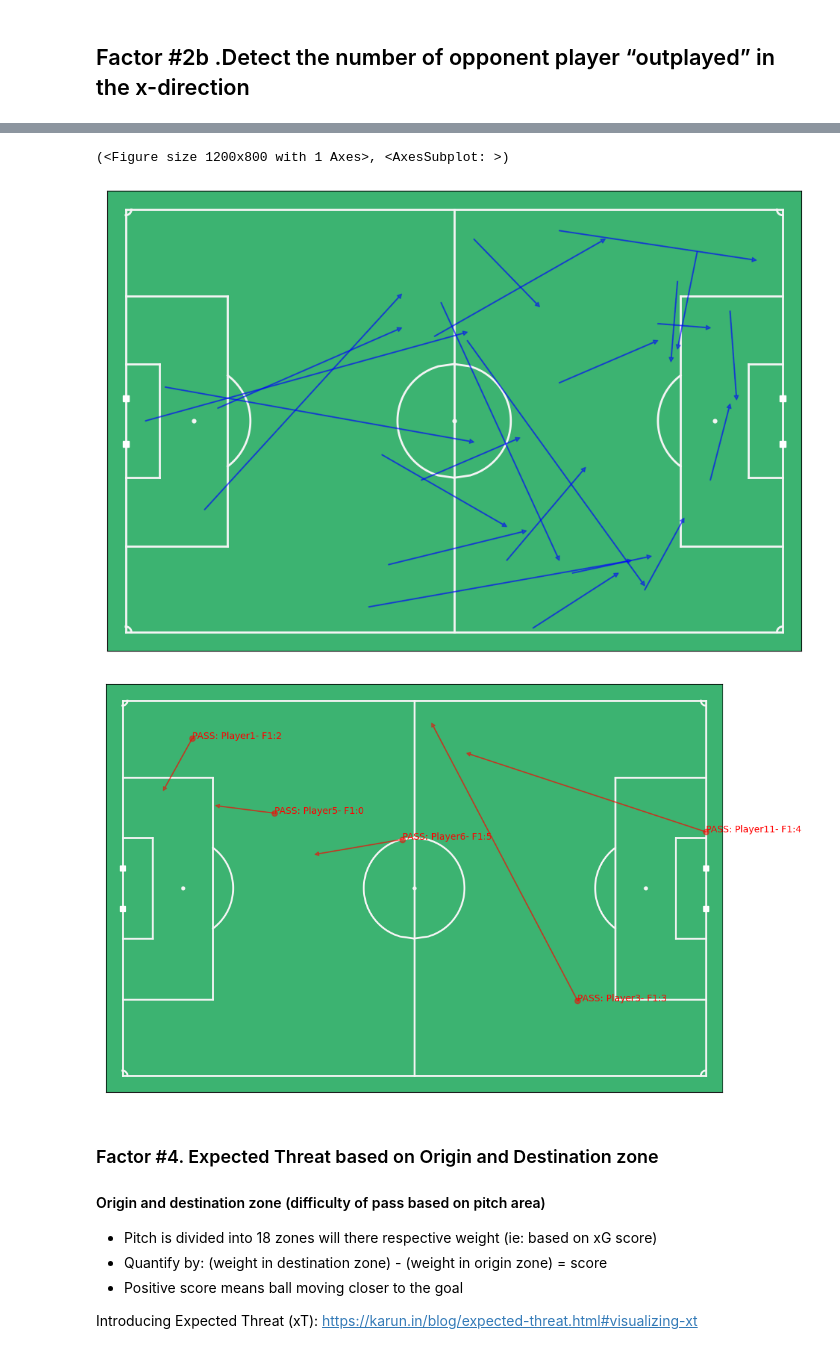
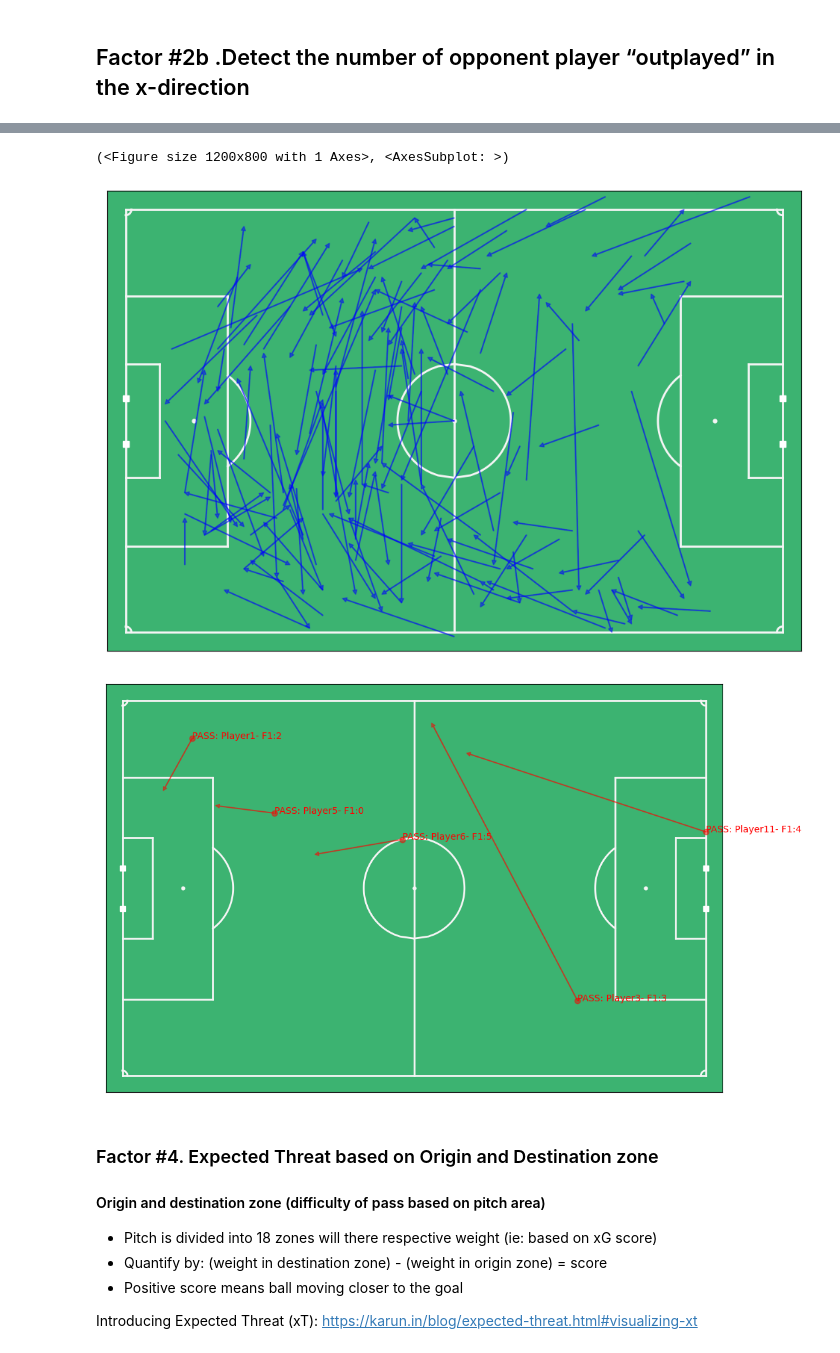
Before and after one commit to mLiang99/impact_factor_soccer_passes, a Jupyter notebook: Impact Factor Soccer Passes_v2.ipynb, the cells around one changed output, grey strips where cells are left out. Drawn from its saved outputs; the diff is of its cells as text; code cells hidden in the pictures.

```diff
--- a/Impact Factor Soccer Passes_v2.ipynb
+++ b/Impact Factor Soccer Passes_v2.ipynb
@@ -197,4 +113,4 @@ for i in np.array(index):
         else:
             break
 
-passes['Possession_Outcome'] =np.where(passes['Possession_Outcome'] == '',0, passes['Possession_Outcome'] )
+passes['Possession_Outcome'] =np.where(passes['Possession_Outcome'] == '',0.1, passes['Possession_Outcome'] )
@@ -316,7 +190,7 @@ temp = tracking_home.merge(tracking_away, on = ['Period', 'Time [s]', 'Frame'],
 
 #nbr_ply_vector = pd.Series()
 nbr_ply_vector = []
-
+nbr_ply_vector2 =[]
 distance_vector = []
 #map tracking to event data
 for i, row in passes.iterrows():
@@ -344,7 +218,7 @@ for i, row in passes.iterrows():
     count_ply_near_p =0
     min_distance_1 = 106
     min_distance_2 = 106
-    while i in range(int(len(opp_team)/2)):
+    for i in range(int(len(opp_team)/2)):
         passer = temp.loc[row["Start Frame"]][[passer_name + '_x', passer_name + '_y']]
         distance_1 = np.linalg.norm(passer.values - opp_team[[i, i+1]].values)
         min_distance_1 = min(min_distance_1, distance_1) # take the closest opponent player
@@ -360,13 +234,16 @@ for i, row in passes.iterrows():
 
         temp_vect = [min_distance_1, min_distance_2]
         count_ply_nearby = [count_ply_near_p, count_ply_near_r]
+        count_ply_nearby_total = count_ply_near_p+ count_ply_near_r
         i+=1
 
     distance_vector.append(temp_vect)
 
     nbr_ply_vector.append(count_ply_nearby)
+    nbr_ply_vector2.append(count_ply_nearby_total)
 
 passes['nbr_nerby_ply'] = nbr_ply_vector
+passes['total_nbr_nerby_ply'] = nbr_ply_vector2
 passes['closest_opponent'] = distance_vector
 
 #compare end ball location to opponent players
@@ -514,4 +357,5 @@ passes['nbr_crossed_ply'] = master.sort_values("Pass_loc")['count'].values
 # %%
 distance = np.sqrt(np.square(passes['End X']-passes['Start X']) + np.square(passes['End Y'] - passes['Start Y']))
 time_elapse = passes['End Time [s]'] - passes['Start Time [s]']
-speed = distance/time_elapse
+speed = distance/time_elapse #m/s
+passes['velocity (m/s)'] = speed
@@ -541,22 +393,22 @@ Text(-24.439999999999998, -9.880000000000003, 'F1: 0')
 # %%
 fig, ax= mviz.plot_pitch()
 
 
 # Two ways to plot the first 4 passes:
-for index, row in passes[passes["Type_of_Pass"]== 'progressive' ].iterrows():
+for index, row in passes[passes["Type_of_Pass"]== 'defensive' ].iterrows():
 
     if ((row['Team'] == 'Away') & (row['Period'] == 1)):
         ax.annotate("", xy=row[['End X', 'End Y']], xytext=row[['Start X', 'Start Y']], alpha=0.5, arrowprops=dict(
                     alpha=0.5, width=0.5, headlength=4.0, headwidth=4.0, color="blue"), annotation_clip=True)
    # else:
     #    ax.annotate("", xy=row[['End X', 'End Y']], xytext=row[['Start X', 'Start Y']], alpha=0.5, arrowprops=dict(
      #             alpha=0.5, width=0.5, headlength=4.0, headwidth=4.0, color="red"), annotation_clip=False)
 
 # That's essentially all that's in the plot_events function
 mviz.plot_events( passes[passes["Type_of_Pass"]== 'progressive' ].iloc[:5], indicators = ['Marker','Arrow'], annotate=True)
 # %% [output]
 (<Figure size 1200x800 with 1 Axes>, <AxesSubplot: >)
-[figure, old version]
+[figure, new version]
 [figure]
 # %% [markdown]
 ### Factor #4. Expected Threat based on Origin and Destination zone
```
Also changed, not shown: parts of 34 cells of this notebook.
